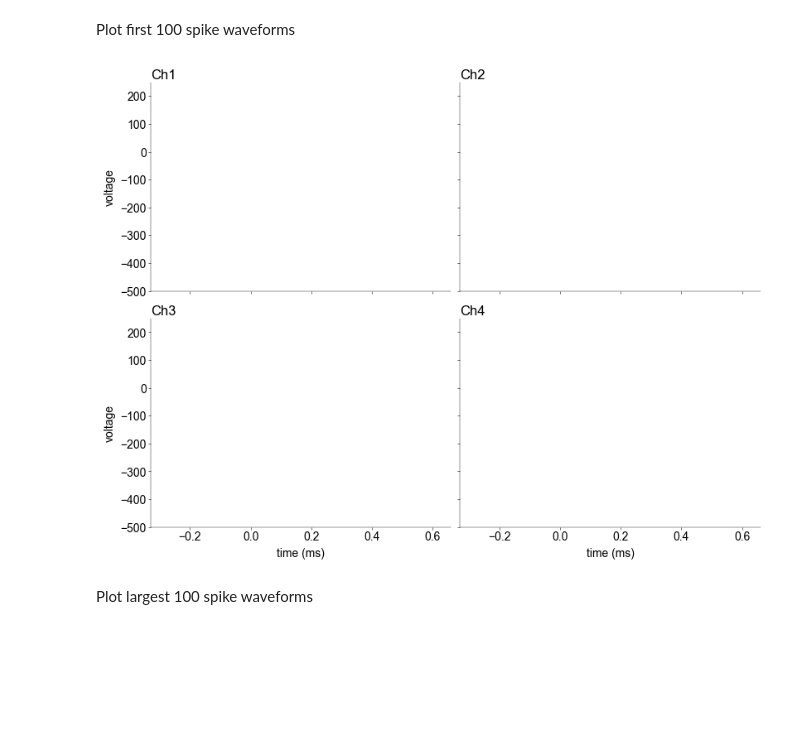
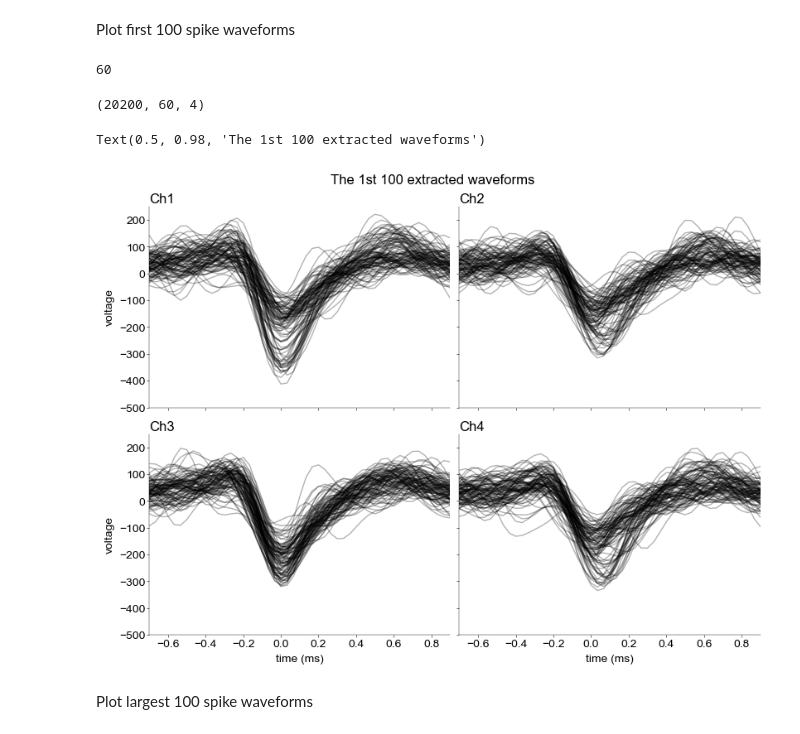
Before and after one commit to atimcenko/tu-neural-data-science, a Jupyter notebook: hw01/notebooks/CodingLab1_Alex.ipynb, the cells around one changed output. Cells and saved outputs as stored; diff of their text form; code cells hidden in the pictures; blank space fills up the shorter version.

Commit message:
finished ex.3 (waveforms) -- alex

```diff
--- a/hw01/notebooks/CodingLab1_Alex.ipynb
+++ b/hw01/notebooks/CodingLab1_Alex.ipynb
@@ -335,6 +335,6 @@ for i, col in enumerate(cols):
         ax[col].set_xlabel("time (s)")
     x = xf3.to_numpy()[:, i]
     ax[col].plot(times, x, alpha=0.5, color='black')
-    ax[col].scatter(t, np.ones(len(t)) * thrd, s=50, c='red', marker='|')
+    ax[col].scatter(t, np.ones(len(t)) * 300, s=50, c='red', marker='|')
     # ax[col].eventplot(t)
     ax[col].hlines(thrd, *xlim, linestyle='--', color='red')
@@ -344,7 +346,7 @@ For later spike sorting we need the waveforms of all detected spikes. Extract th
 
 *Grading: 2 pts*
 # %%
-def extract_waveforms(x: np.ndarray, s: np.ndarray) -> np.ndarray:
+def extract_waveforms(x: np.ndarray, s: np.ndarray, window: int) -> np.ndarray:
     """Extract spike waveforms at times s (given in samples)
     from the filtered signal `xf` using a fixed window around the
     times othrdf the spikes.
@@ -355,8 +357,11 @@ def extract_waveforms(x: np.ndarray, s: np.ndarray) -> np.ndarray:
     x: np.array (n_samples, n_channels)
         The filtered signal.
 
-    s: np.array, (n_spikes, n_channels)
+    s: np.array, (n_spikes, )
         Spike time in samples.
+
+    window: int
+        Window size for waveform extractions (in samples)
 
 
     Return
@@ -382,36 +387,66 @@ def extract_waveforms(x: np.ndarray, s: np.ndarray) -> np.ndarray:
     # extract spike waveforms (1 pt)
     # ------------------------------
 
-    pass
+    half_width = window // 2
+    n_spikes = len(s)
+    n_times, n_chan = x.shape
+
+    waveforms = np.zeros((n_spikes, half_width * 2, n_chan))
+
+    for i, spike_index in enumerate(s):
+        if spike_index - half_width < 0 or spike_index + half_width > n_times - 1:
+            continue
+        window_slice = slice(spike_index - half_width, spike_index + half_width)
+        waveforms[i, :, :] = x[window_slice, :]
+
+    samplegrid = np.arange(-half_width, half_width)
+
+    return samplegrid, waveforms
 # %% [markdown]
 Plot first 100 spike waveforms
+# %%
+window_size_ms = 2
+window_size_samples = int(window_size_ms * 1e-3 * fs)
+print(window_size_samples)
+
+samplegrid, w = extract_waveforms(xf3.to_numpy(), s, window_size_samples)
+timegrid = samplegrid / fs * 1000 # ms
+w.shape
+# %% [output]
+60
+(20200, 60, 4)
 # %%
 mosaic = [
     ["Ch1", "Ch2"],
     ["Ch3", "Ch4"],
 ]
 fig, ax = plt.subplot_mosaic(
     mosaic=mosaic, figsize=(8, 6), layout="constrained", dpi=100
 )
 
 # -------------------------------
 # plot first 100 spikes (0.5 pts)
 # -------------------------------
-
+xlim = ((-0.7, 0.9))
 # cols = ["Ch1", "Ch2", "Ch3", "Ch4"]
 for i, col in enumerate(cols):
     ax[col].set_ylim((-500, 250))
-    ax[col].set_xlim((-0.33, 0.66))
+    ax[col].set_xlim(xlim)
     ax[col].set_title(col, loc="left")
     if col == "Ch3" or col == "Ch4":
         ax[col].set_xlabel("time (ms)")
     else:
         ax[col].set_xticklabels([])
     if col == "Ch1" or col == "Ch3":
         ax[col].set_ylabel("voltage")
     else:
         ax[col].set_yticklabels([])
+
+    for j in range(100):
+        ax[col].plot(timegrid, w[j, :, i], alpha=0.3, color='black')
+plt.suptitle("The 1st 100 extracted waveforms")
 # %% [output]
+Text(0.5, 0.98, 'The 1st 100 extracted waveforms')
-[figure, old version]
+[figure, new version]
 # %% [markdown]
 Plot largest 100 spike waveforms
```
Also changed, not shown: parts of 3 cells of this notebook.
